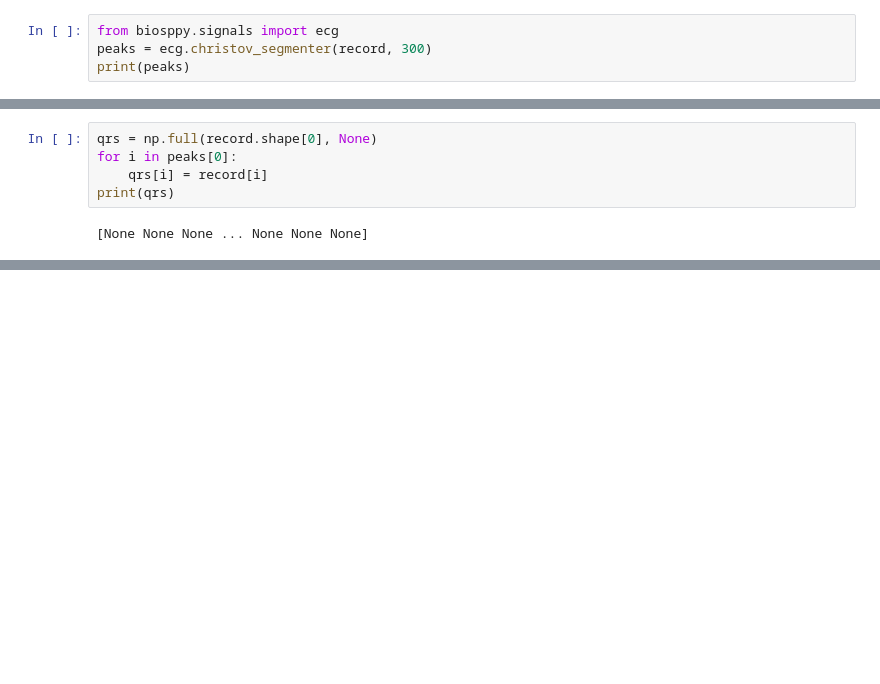
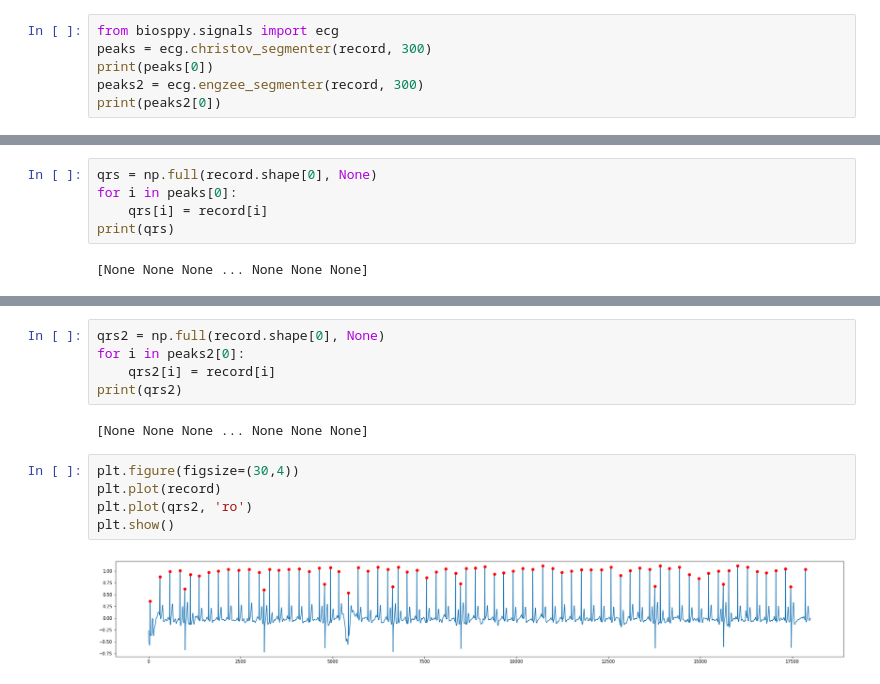
Before and after one commit to yanshuolee/ECG-AF-Detection, a Jupyter notebook: R peak detection.ipynb, the cells around one changed output, grey strips where cells are left out. Cells and saved outputs as stored; diff of their text form; blank space fills up the shorter version.

```diff
--- a/R peak detection.ipynb
+++ b/R peak detection.ipynb
@@ -36,5 +24,7 @@ plt.show()
 # %%
 from biosppy.signals import ecg
 peaks = ecg.christov_segmenter(record, 300)
-print(peaks)
+print(peaks[0])
+peaks2 = ecg.engzee_segmenter(record, 300)
+print(peaks2[0])
 # %% [output]
@@ -60,3 +59,17 @@ plt.show()
+# %%
+qrs2 = np.full(record.shape[0], None)
+for i in peaks2[0]:
+    qrs2[i] = record[i]
+print(qrs2)
+# %% [output]
+[None None None ... None None None]
+# %%
+plt.figure(figsize=(30,4))
+plt.plot(record)
+plt.plot(qrs2, 'ro')
+plt.show()
+# %% [output]
+[figure, added]
 # %%
 import R_peak_detection as rP
 foo = rP.RpeakData()
```
Also changed, not shown: parts of 6 cells of this notebook, 15 other files.
